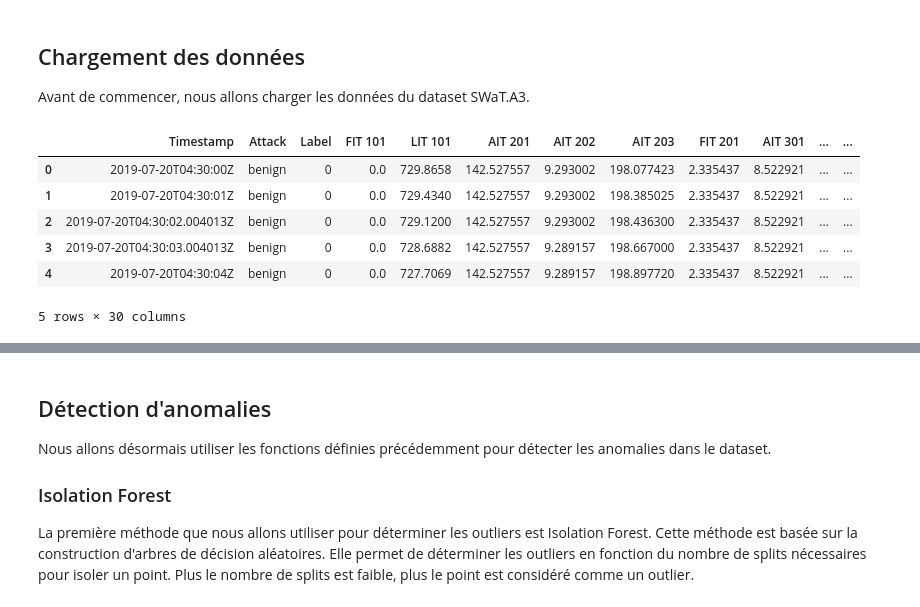
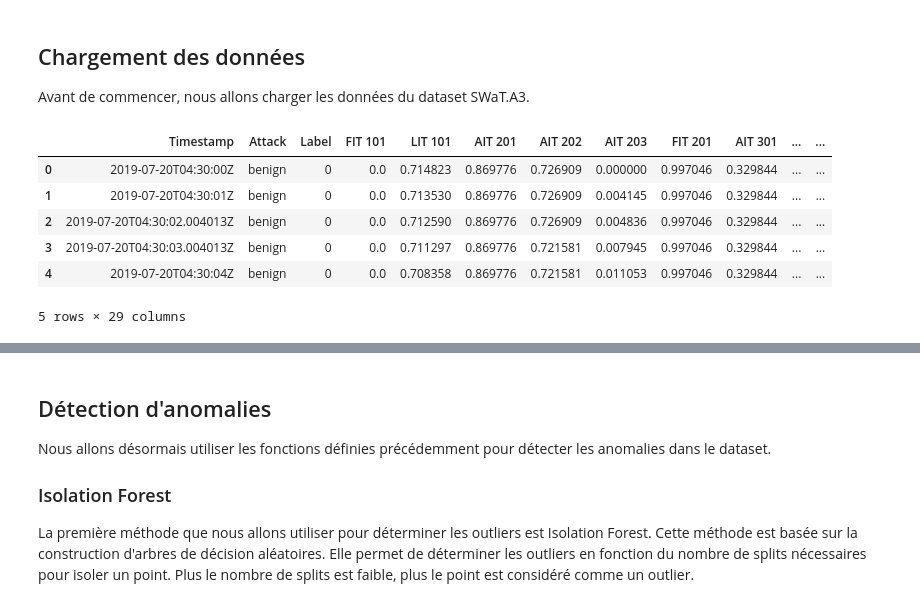
Before and after one commit to JunyiLi0/cyberml-project, a Jupyter notebook: projet.ipynb, the cells around one changed output, grey strips where cells are left out. Cells and saved outputs as stored; diff of their text form; code cells hidden in the pictures.

```diff
--- a/projet.ipynb
+++ b/projet.ipynb
@@ -28,6 +28,16 @@ import matplotlib.pyplot as plt
 Dans un premier temps, nous allons nous concentrer uniquement sur les capteurs du système et laisser de côté les pompes.
 # %%
 sensor_regex = re.compile(r'^(A|F|L|P)IT \d{3}$')
+# %%
+def normalize_df(df):
+    """
+    Normalize the dataset by using the min-max normalization.
+    """
+    df_norm = df.copy()
+    for col in df_norm.columns:
+        if col not in ['Timestamp', 'Attack', 'Label']:
+            df_norm[col] = (df_norm[col] - df_norm[col].min()) / (df_norm[col].max() - df_norm[col].min())
+    return df_norm
 # %%
 def load_df(name, only_sensors=True):
     """
@@ -47,6 +57,7 @@ def clean_df(df):
     df['Attack'] = df['Attack'].fillna('benign')
     df['Label'] = df['Label'].fillna(0)
     df['Label'] = df['Label'].astype(int)
+    df = df.drop(columns=['AIT 401'])
     df = df.dropna(axis=0)
     return df
 # %%
@@ -162,15 +173,16 @@ Avant de commencer, nous allons charger les données du dataset SWaT.A3.
 # %%
 df = load_df('data/SWaT.A3_dataset_Jul 19_labelled.xlsx')
 df = clean_df(df)
+df = normalize_df(df)
 df.head()
 # %% [output]
 |  | Timestamp | Attack | Label | FIT 101 | LIT 101 | AIT 201 | AIT 202 | AIT 203 | FIT 201 | AIT 301 | ... | ... |
-| 0 | 2019-07-20T04:30:00Z | benign | 0 | 0.0 | 729.8658 | 142.527557 | 9.293002 | 198.077423 | 2.335437 | 8.522921 | ... | ... |
-| 1 | 2019-07-20T04:30:01Z | benign | 0 | 0.0 | 729.4340 | 142.527557 | 9.293002 | 198.385025 | 2.335437 | 8.522921 | ... | ... |
-| 2 | 2019-07-20T04:30:02.004013Z | benign | 0 | 0.0 | 729.1200 | 142.527557 | 9.293002 | 198.436300 | 2.335437 | 8.522921 | ... | ... |
-| 3 | 2019-07-20T04:30:03.004013Z | benign | 0 | 0.0 | 728.6882 | 142.527557 | 9.289157 | 198.667000 | 2.335437 | 8.522921 | ... | ... |
-| 4 | 2019-07-20T04:30:04Z | benign | 0 | 0.0 | 727.7069 | 142.527557 | 9.289157 | 198.897720 | 2.335437 | 8.522921 | ... | ... |
+| 0 | 2019-07-20T04:30:00Z | benign | 0 | 0.0 | 0.714823 | 0.869776 | 0.726909 | 0.000000 | 0.997046 | 0.329844 | ... | ... |
+| 1 | 2019-07-20T04:30:01Z | benign | 0 | 0.0 | 0.713530 | 0.869776 | 0.726909 | 0.004145 | 0.997046 | 0.329844 | ... | ... |
+| 2 | 2019-07-20T04:30:02.004013Z | benign | 0 | 0.0 | 0.712590 | 0.869776 | 0.726909 | 0.004836 | 0.997046 | 0.329844 | ... | ... |
+| 3 | 2019-07-20T04:30:03.004013Z | benign | 0 | 0.0 | 0.711297 | 0.869776 | 0.721581 | 0.007945 | 0.997046 | 0.329844 | ... | ... |
+| 4 | 2019-07-20T04:30:04Z | benign | 0 | 0.0 | 0.708358 | 0.869776 | 0.721581 | 0.011053 | 0.997046 | 0.329844 | ... | ... |
-5 rows × 30 columns
+5 rows × 29 columns
 # %%
 visualize_df(df, title='Attacks')
 # %% [output]
```
Also changed, not shown: parts of 8 cells of this notebook, 3 other files.
